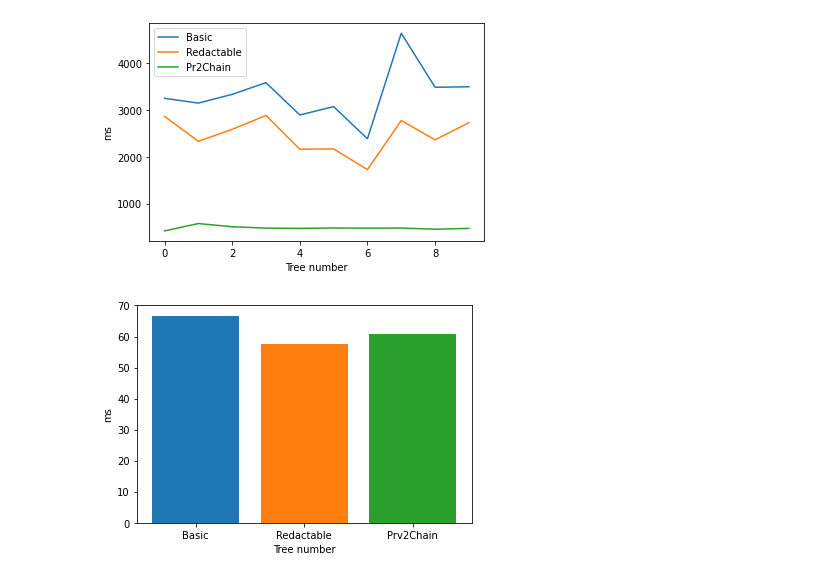
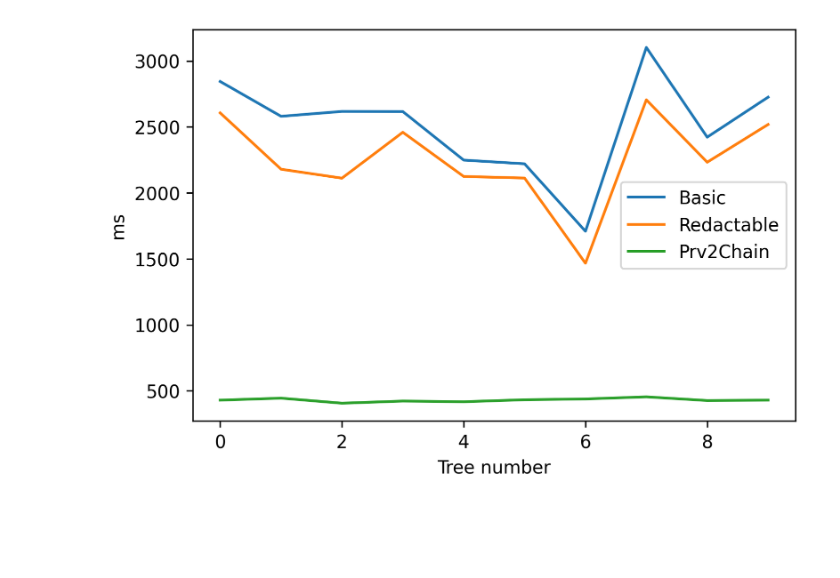
Before and after one commit to IyNew/Prv2Chain, a Jupyter notebook: data/Pictures.ipynb, the cells around one changed output. Drawn from its saved outputs; the diff is of its cells as text; code cells hidden in the pictures; blank space fills up the shorter version.

```diff
--- a/data/Pictures.ipynb
+++ b/data/Pictures.ipynb
@@ -2,23 +2,13 @@
 import matplotlib.pyplot as plt
 import numpy as np
 # %%
-plt.plot([0,1,2,3,4,5,6,7,8,9], [3244,3142,3328,3577,2889,3067,2382,4630,3479,3490], label = "Basic")
-plt.plot([0,1,2,3,4,5,6,7,8,9], [2859,2328,2583,2879,2159,2166,1725,2771,2359,2725], label = "Redactable")
-plt.plot([0,1,2,3,4,5,6,7,8,9], [419,576,508,479,473,481,478,480,455,473], label = "Pr2Chain")
+plt.figure(dpi=300)
+plt.plot([0,1,2,3,4,5,6,7,8,9], [2844.000000,2580.000000,2617.000000,2616.000000,2248.000000,2220.000000,1709.000000,3102.000000,2422.000000,2725.000000], label = "Basic")
+plt.plot([0,1,2,3,4,5,6,7,8,9], [2606.000000,2179.000000,2111.000000,2459.000000,2124.000000,2112.000000,1467.000000,2705.000000,2232.000000,2518.000000], label = "Redactable")
+plt.plot([0,1,2,3,4,5,6,7,8,9], [429.000000,444.000000,406.000000,422.000000,417.000000,432.000000,438.000000,454.000000,426.000000,429.000000], label = "Prv2Chain")
 plt.ylabel("ms")
 plt.xlabel("Tree number")
 plt.legend()
 plt.show()
 # %% [output]
-[figure, old version]
+[figure, new version]
-# %%
-
-plt.bar("Basic", np.mean([63,56,61,78,72,62,56,67,71,61]), label = "Basic")
-plt.bar("Redactable", np.mean([61,45,64,55,68,54,59,56,54,61]), label = "Redactable")
-plt.bar("Prv2Chain", np.mean([67,61,62,67,59,44,66,60,61,62]), label = "Prv2Chain")
-plt.ylabel("ms")
-plt.xlabel("Tree number")
-# plt.legend()
-plt.show()
-# %% [output]
-[figure, removed]
```
Also changed, not shown: parts of 2 cells of this notebook, 9 other files.
